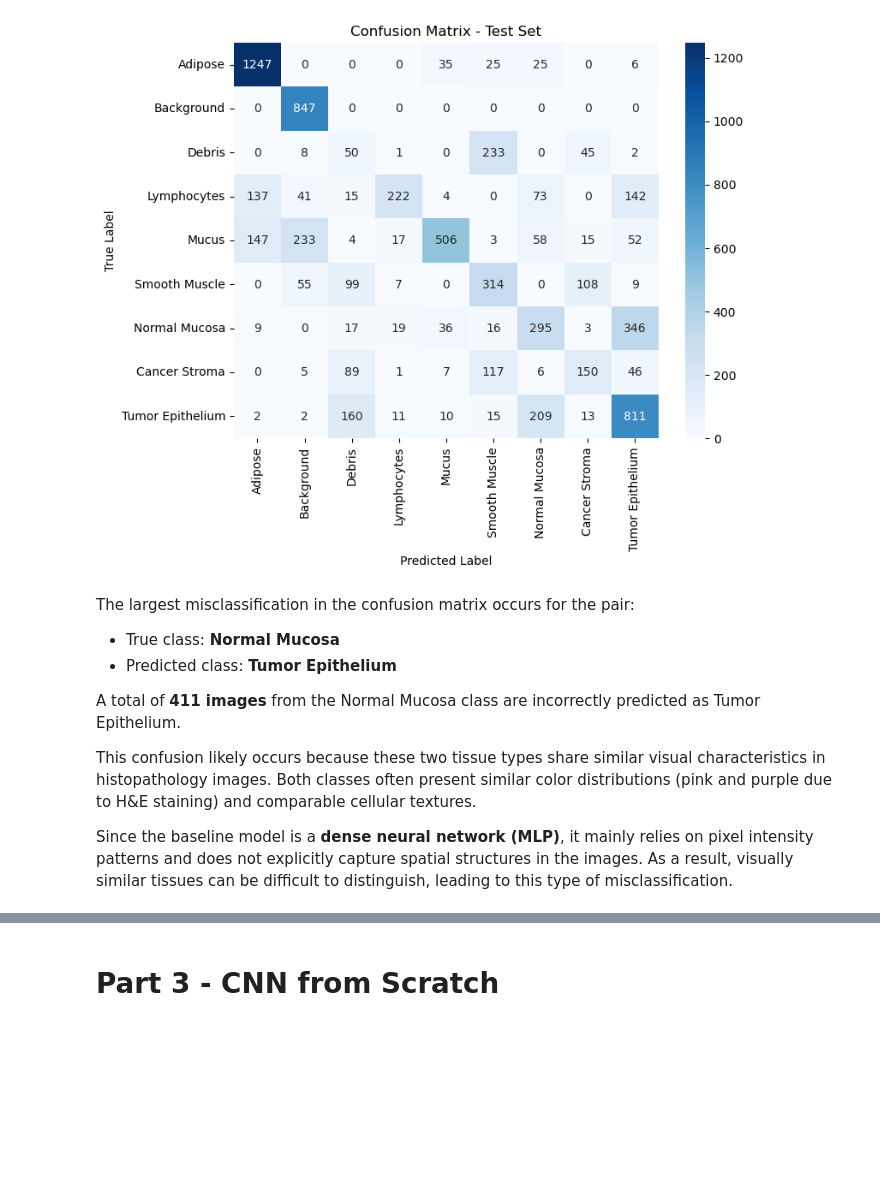
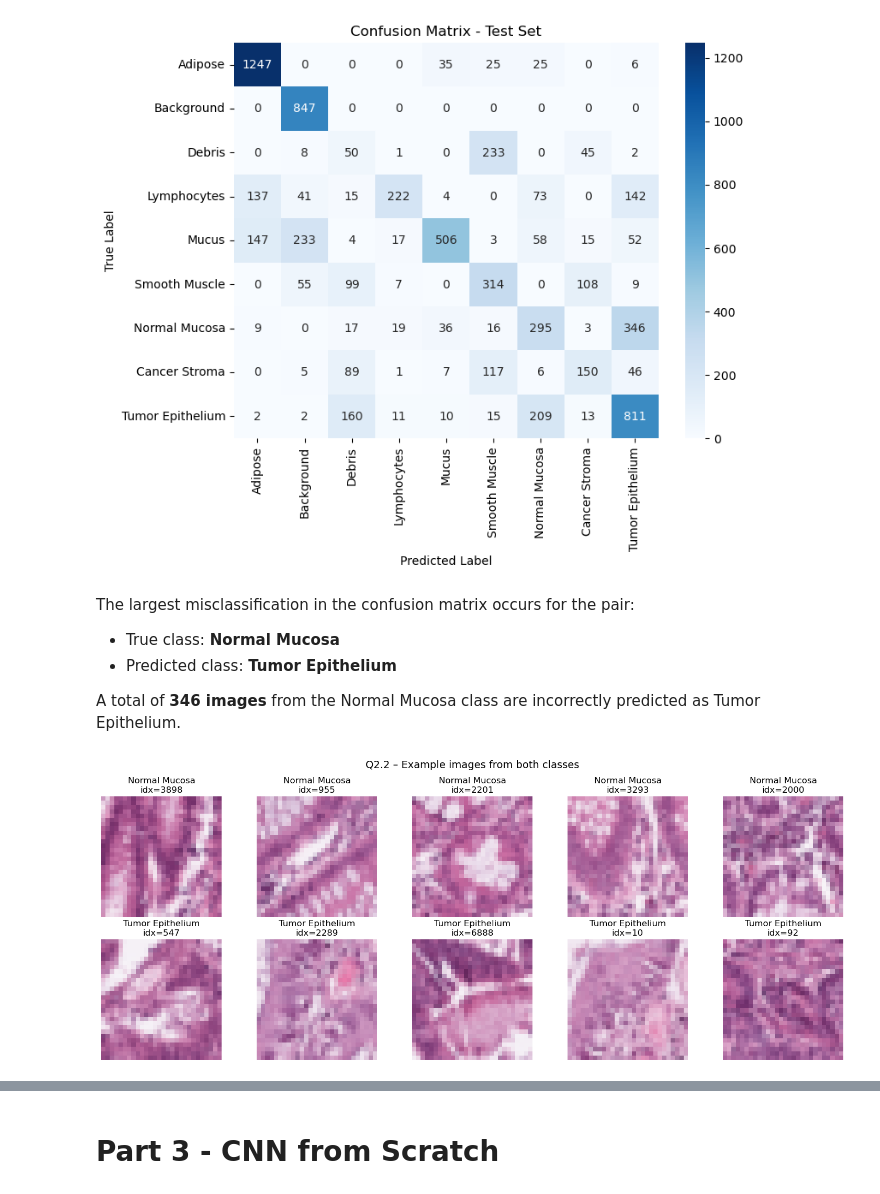
Before and after one commit to Haylize/DL--COLORECTAL-CANCER-TISSUE-CLASSIFICATION, a Jupyter notebook: 1_Exploration_with_save.ipynb, the cells around one changed output, grey strips where cells are left out. Drawn from its saved outputs; the diff is of its cells as text; code cells hidden in the pictures; blank space fills up the shorter version.

```diff
--- a/1_Exploration_with_save.ipynb
+++ b/1_Exploration_with_save.ipynb
@@ -790,8 +790,70 @@ The largest misclassification in the confusion matrix occurs for the pair:
 - True class: **Normal Mucosa**
 - Predicted class: **Tumor Epithelium**
 
-A total of **411 images** from the Normal Mucosa class are incorrectly predicted as Tumor Epithelium.
-
-This confusion likely occurs because these two tissue types share similar visual characteristics in histopathology images. Both classes often present similar color distributions (pink and purple due to H&E staining) and comparable cellular textures.
-
-Since the baseline model is a **dense neural network (MLP)**, it mainly relies on pixel intensity patterns and does not explicitly capture spatial structures in the images. As a result, visually similar tissues can be difficult to distinguish, leading to this type of misclassification.
+A total of **346 images** from the Normal Mucosa class are incorrectly predicted as Tumor Epithelium.
+# %%
+import random
+
+# Classes à comparer pour Q2.2
+true_class_name = "Normal Mucosa"
+pred_class_name = "Tumor Epithelium"
+
+true_class_idx = CLASS_NAMES.index(true_class_name)
+pred_class_idx = CLASS_NAMES.index(pred_class_name)
+
+def denormalize(img_tensor, mean, std):
+    mean = torch.tensor(mean).view(3, 1, 1)
+    std = torch.tensor(std).view(3, 1, 1)
+    return img_tensor * std + mean
+
+def get_indices_for_class(dataset, class_idx, max_samples=5):
+    indices = []
+    for i in range(len(dataset)):
+        img, label = dataset[i]
+
+        # au cas où label soit un array / tensor / scalaire
+        if isinstance(label, torch.Tensor):
+            label_val = int(label.squeeze().item())
+        elif hasattr(label, "__len__") and not isinstance(label, str):
+            label_val = int(label[0])
+        else:
+            label_val = int(label)
+
+        if label_val == class_idx:
+            indices.append(i)
+
+    random.shuffle(indices)
+    return indices[:max_samples]
+
+# Prendre 5 exemples de chaque classe
+n_examples = 5
+true_indices = get_indices_for_class(test_dataset, true_class_idx, max_samples=n_examples)
+pred_indices = get_indices_for_class(test_dataset, pred_class_idx, max_samples=n_examples)
+
+fig, axes = plt.subplots(2, n_examples, figsize=(3*n_examples, 6))
+
+# Ligne 1 : True class = Normal Mucosa
+for j, idx in enumerate(true_indices):
+    img, label = test_dataset[idx]
+    img = denormalize(img.cpu(), PATHMNIST_MEAN, PATHMNIST_STD)
+    img = img.permute(1, 2, 0).clamp(0, 1).numpy()
+
+    axes[0, j].imshow(img)
+    axes[0, j].axis("off")
+    axes[0, j].set_title(f"Normal Mucosa\nidx={idx}")
+
+# Ligne 2 : Predicted class = Tumor Epithelium
+for j, idx in enumerate(pred_indices):
+    img, label = test_dataset[idx]
+    img = denormalize(img.cpu(), PATHMNIST_MEAN, PATHMNIST_STD)
+    img = img.permute(1, 2, 0).clamp(0, 1).numpy()
+
+    axes[1, j].imshow(img)
+    axes[1, j].axis("off")
+    axes[1, j].set_title(f"Tumor Epithelium\nidx={idx}")
+
+plt.suptitle("Q2.2 – Example images from both classes", fontsize=14)
+plt.tight_layout()
+plt.show()
+# %% [output]
+[figure, added]
```
Also changed, not shown: parts of 18 cells of this notebook.
